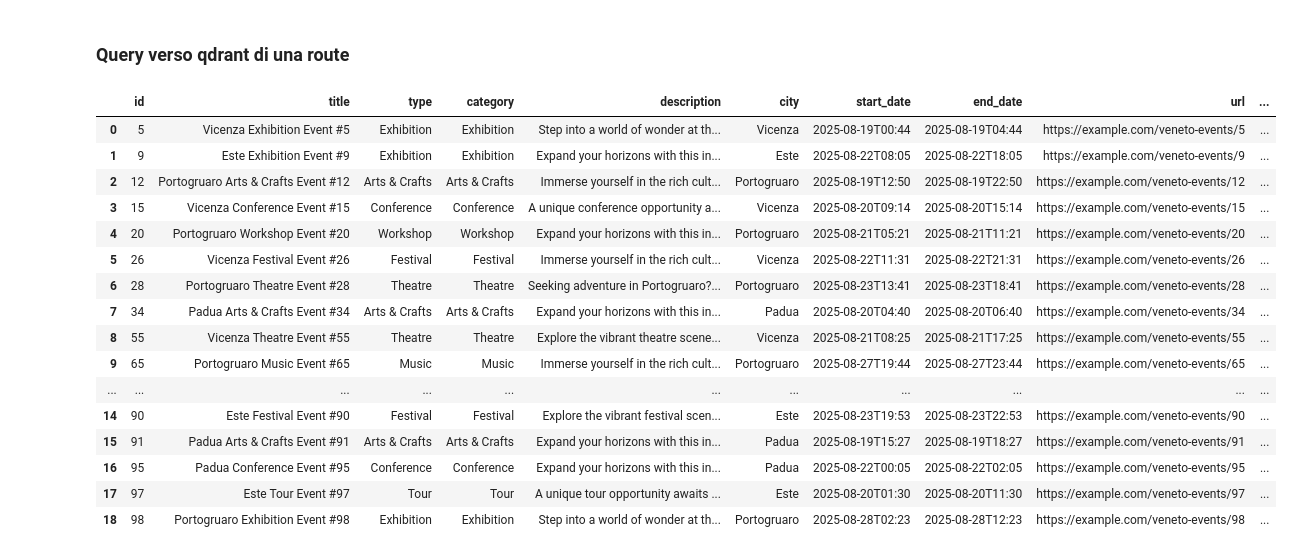
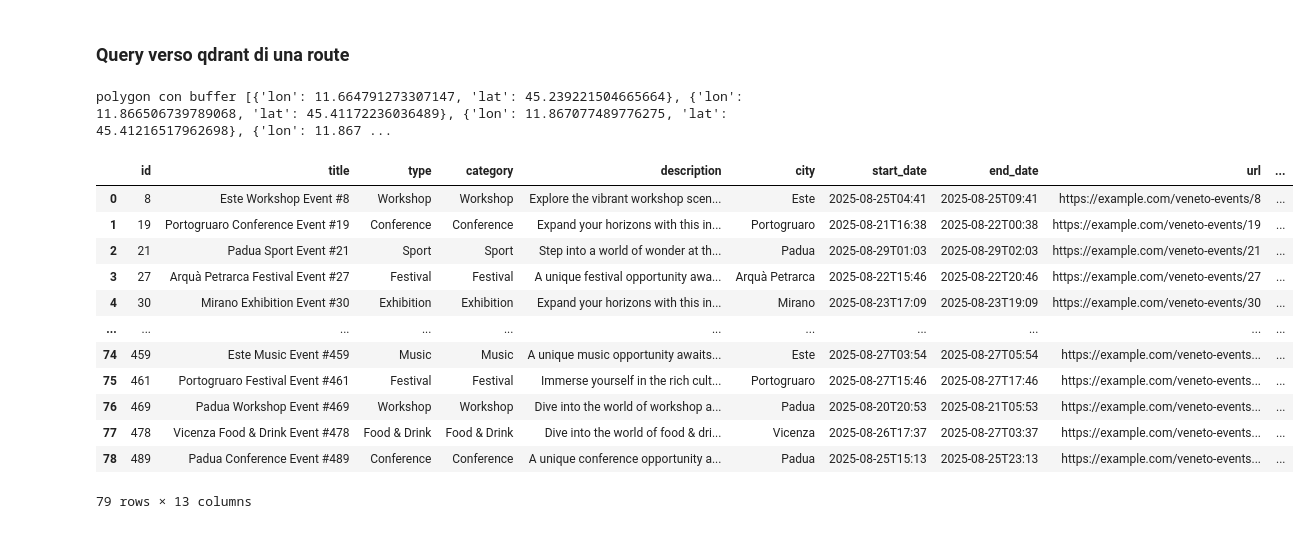
Before and after one commit to tatankam/eventmap, a Jupyter notebook: notebooks/Eventbrite.ipynb, the cells around one changed output. Saved outputs shown, nothing was run; the diff lists cells and outputs as text; code cells hidden in the pictures.

```diff
--- a/notebooks/Eventbrite.ipynb
+++ b/notebooks/Eventbrite.ipynb
@@ -503,16 +79,32 @@ from qdrant_client import QdrantClient
 from qdrant_client.http import models as qmodels
 import geopandas as gpd
 
+import json
+import os
+from dotenv import load_dotenv
+from qdrant_client import QdrantClient
+from qdrant_client.http.models import PointStruct, VectorParams, Distance
 
+load_dotenv(dotenv_path="../superlinked/.env")
+
+QDRANT_URL = os.getenv("QDRANT_URL")
+QDRANT_API_KEY = os.getenv("QDRANT_API_KEY")
+
+client = QdrantClient(
+    url=QDRANT_URL,
+    api_key=QDRANT_API_KEY,
+    timeout=2000000
+)
 
 # 1. Define your route (lon, lat)
 #route_coords = [(11.546699, 45.545932), (11.8834455, 45.4077172)]
 route_coords = [
-    (11.546699, 45.545932),     # Vicenza
+    (11.546698, 45.545932),     # Vicenza
     (11.6603917, 45.2254915),   # Este
-    (11.8734455, 45.4077172),   # Padua
+    (11.8734458, 45.4077173),   # Padua
     (12.84052, 45.78071)        # Portogruaro
 ]
+
 
 
 route_line = LineString(route_coords)
@@ -552,50 +144,47 @@ results = client.query_points(
 # 8. Print results
 import pandas as pd
 
 # Prepare a list of dictionaries from the query results
 # data = []
 # for point in results.points:
 #     data.append({
 #         "title": point.payload.get("title"),
 #         "description": point.payload.get("description"),
 #         "latitude": point.payload.get("location", {}).get("lat"),
 #         "longitude": point.payload.get("location", {}).get("lon")
 #     })
 
 # # Create a DataFrame
 # df = pd.DataFrame(data)
 
 # # Show the results
 # df
 
-
+print(f"polygon con buffer",polygon_coords_qdrant)
 
 # Extract payloads from points
 payloads = [point.payload for point in results.points]
 
 # Create a DataFrame directly from the list of payload dictionaries
 df = pd.json_normalize(payloads)  # This flattens nested dictionaries into columns
 
 # Show the DataFrame
 df
 # %% [output]
+polygon con buffer [{'lon': 11.664791273307147, 'lat': 45.239221504665664}, {'lon': 11.866506739789068, 'lat': 45.41172236036489}, {'lon': 11.867077489776275, 'lat': 45.41216517962698}, {'lon': 11.867 ...
 |  | id | title | type | category | description | city | start_date | end_date | url | ... |
-| 0 | 5 | Vicenza Exhibition Event #5 | Exhibition | Exhibition | Step into a world of wonder at th... | Vicenza | 2025-08-19T00:44 | 2025-08-19T04:44 | https://example.com/veneto-events/5 | ... |
-| 1 | 9 | Este Exhibition Event #9 | Exhibition | Exhibition | Expand your horizons with this in... | Este | 2025-08-22T08:05 | 2025-08-22T18:05 | https://example.com/veneto-events/9 | ... |
-| 2 | 12 | Portogruaro Arts & Crafts Event #12 | Arts & Crafts | Arts & Crafts | Immerse yourself in the rich cult... | Portogruaro | 2025-08-19T12:50 | 2025-08-19T22:50 | https://example.com/veneto-events/12 | ... |
-| 3 | 15 | Vicenza Conference Event #15 | Conference | Conference | A unique conference opportunity a... | Vicenza | 2025-08-20T09:14 | 2025-08-20T15:14 | https://example.com/veneto-events/15 | ... |
-| 4 | 20 | Portogruaro Workshop Event #20 | Workshop | Workshop | Expand your horizons with this in... | Portogruaro | 2025-08-21T05:21 | 2025-08-21T11:21 | https://example.com/veneto-events/20 | ... |
-| 5 | 26 | Vicenza Festival Event #26 | Festival | Festival | Immerse yourself in the rich cult... | Vicenza | 2025-08-22T11:31 | 2025-08-22T21:31 | https://example.com/veneto-events/26 | ... |
-| 6 | 28 | Portogruaro Theatre Event #28 | Theatre | Theatre | Seeking adventure in Portogruaro?... | Portogruaro | 2025-08-23T13:41 | 2025-08-23T18:41 | https://example.com/veneto-events/28 | ... |
-| 7 | 34 | Padua Arts & Crafts Event #34 | Arts & Crafts | Arts & Crafts | Expand your horizons with this in... | Padua | 2025-08-20T04:40 | 2025-08-20T06:40 | https://example.com/veneto-events/34 | ... |
-| 8 | 55 | Vicenza Theatre Event #55 | Theatre | Theatre | Explore the vibrant theatre scene... | Vicenza | 2025-08-21T08:25 | 2025-08-21T17:25 | https://example.com/veneto-events/55 | ... |
-| 9 | 65 | Portogruaro Music Event #65 | Music | Music | Immerse yourself in the rich cult... | Portogruaro | 2025-08-27T19:44 | 2025-08-27T23:44 | https://example.com/veneto-events/65 | ... |
+| 0 | 8 | Este Workshop Event #8 | Workshop | Workshop | Explore the vibrant workshop scen... | Este | 2025-08-25T04:41 | 2025-08-25T09:41 | https://example.com/veneto-events/8 | ... |
+| 1 | 19 | Portogruaro Conference Event #19 | Conference | Conference | Expand your horizons with this in... | Portogruaro | 2025-08-21T16:38 | 2025-08-22T00:38 | https://example.com/veneto-events/19 | ... |
+| 2 | 21 | Padua Sport Event #21 | Sport | Sport | Step into a world of wonder at th... | Padua | 2025-08-29T01:03 | 2025-08-29T02:03 | https://example.com/veneto-events/21 | ... |
+| 3 | 27 | Arquà Petrarca Festival Event #27 | Festival | Festival | A unique festival opportunity awa... | Arquà Petrarca | 2025-08-22T15:46 | 2025-08-22T20:46 | https://example.com/veneto-events/27 | ... |
+| 4 | 30 | Mirano Exhibition Event #30 | Exhibition | Exhibition | Expand your horizons with this in... | Mirano | 2025-08-23T17:09 | 2025-08-23T19:09 | https://example.com/veneto-events/30 | ... |
 | ... | ... | ... | ... | ... | ... | ... | ... | ... | ... | ... |
-| 14 | 90 | Este Festival Event #90 | Festival | Festival | Explore the vibrant festival scen... | Este | 2025-08-23T19:53 | 2025-08-23T22:53 | https://example.com/veneto-events/90 | ... |
-| 15 | 91 | Padua Arts & Crafts Event #91 | Arts & Crafts | Arts & Crafts | Expand your horizons with this in... | Padua | 2025-08-19T15:27 | 2025-08-19T18:27 | https://example.com/veneto-events/91 | ... |
-| 16 | 95 | Padua Conference Event #95 | Conference | Conference | Expand your horizons with this in... | Padua | 2025-08-22T00:05 | 2025-08-22T02:05 | https://example.com/veneto-events/95 | ... |
-| 17 | 97 | Este Tour Event #97 | Tour | Tour | A unique tour opportunity awaits ... | Este | 2025-08-20T01:30 | 2025-08-20T11:30 | https://example.com/veneto-events/97 | ... |
-| 18 | 98 | Portogruaro Exhibition Event #98 | Exhibition | Exhibition | Step into a world of wonder at th... | Portogruaro | 2025-08-28T02:23 | 2025-08-28T12:23 | https://example.com/veneto-events/98 | ... |
+| 74 | 459 | Este Music Event #459 | Music | Music | A unique music opportunity awaits... | Este | 2025-08-27T03:54 | 2025-08-27T05:54 | https://example.com/veneto-events... | ... |
+| 75 | 461 | Portogruaro Festival Event #461 | Festival | Festival | Immerse yourself in the rich cult... | Portogruaro | 2025-08-27T15:46 | 2025-08-27T17:46 | https://example.com/veneto-events... | ... |
+| 76 | 469 | Padua Workshop Event #469 | Workshop | Workshop | Dive into the world of workshop a... | Padua | 2025-08-20T20:53 | 2025-08-21T05:53 | https://example.com/veneto-events... | ... |
+| 77 | 478 | Vicenza Food & Drink Event #478 | Food & Drink | Food & Drink | Dive into the world of food & dri... | Vicenza | 2025-08-26T17:37 | 2025-08-27T03:37 | https://example.com/veneto-events... | ... |
+| 78 | 489 | Padua Conference Event #489 | Conference | Conference | A unique conference opportunity a... | Padua | 2025-08-25T15:13 | 2025-08-25T23:13 | https://example.com/veneto-events... | ... |
+79 rows × 13 columns
 # %%
 import matplotlib.pyplot as plt
 import pandas as pd
```
Also changed, not shown: parts of 26 cells of this notebook, 22 other files.
